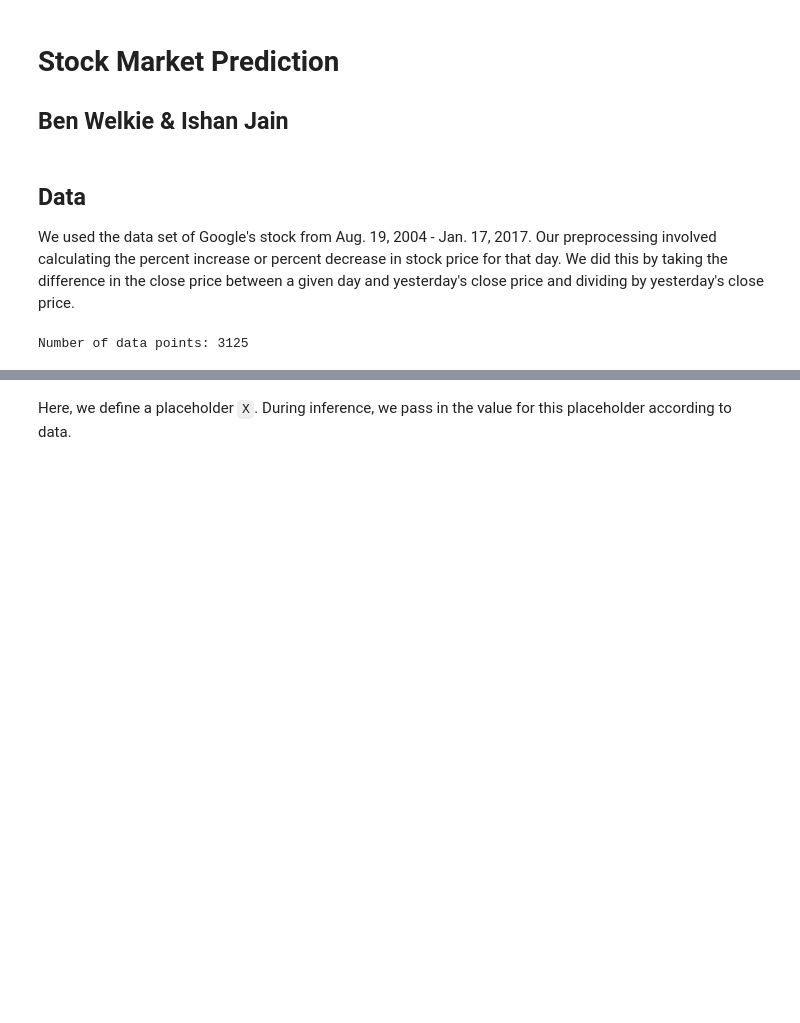
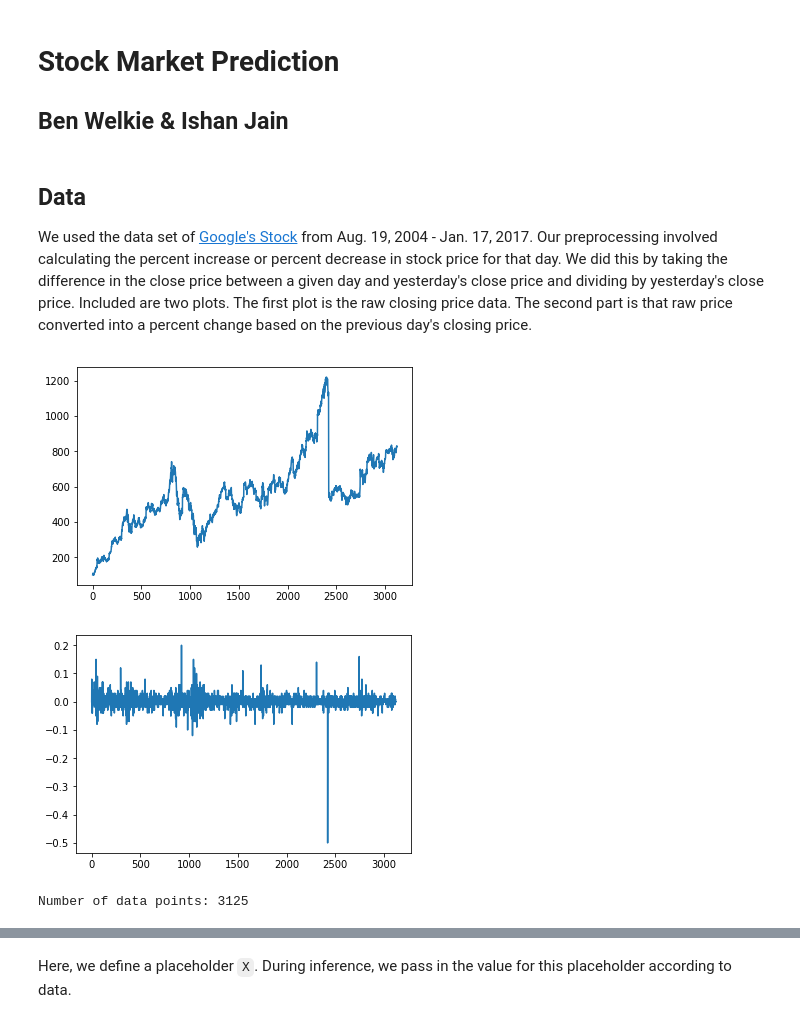
Before and after one commit to ishankjain95/probprog-finalproject, a Jupyter notebook: notebook-example/example.ipynb, the cells around one changed output, grey strips where cells are left out. Saved outputs shown, nothing was run; the diff lists cells and outputs as text; code cells hidden in the pictures; blank space fills up the shorter version.

```diff
--- a/notebook-example/example.ipynb
+++ b/notebook-example/example.ipynb
@@ -12,31 +13,28 @@ from edward.util import rbf
 # %% [markdown]
 ## Data
 
-We used the data set of Google's stock from Aug. 19, 2004 - Jan. 17, 2017. Our preprocessing involved calculating the percent increase or percent decrease in stock price for that day. We did this by taking the difference in the close price between a given day and yesterday's close price and dividing by yesterday's close price.
+We used the data set of [Google's Stock](https://www.kaggle.com/shivinder/googlestockpricing) from Aug. 19, 2004 - Jan. 17, 2017. Our preprocessing involved calculating the percent increase or percent decrease in stock price for that day. We did this by taking the difference in the close price between a given day and yesterday's close price and dividing by yesterday's close price. Included are two plots. The first plot is the raw closing price data. The second part is that raw price converted into a percent change based on the previous day's closing price.
 # %%
 ed.set_seed(42)
 
 data = pd.read_csv('data/Google.csv')
 data = data['Close']
 data = data.as_matrix()
+plt.plot(data)
+plt.show()
+
+## Format data as percent change
 for i in reversed(range(1,data.size)):
     data[i] = round((data[i]-data[i-1])/data[i-1],2)
 data[0] = 0
 
+plt.plot(data)
+plt.show()
 N = data.size
 print("Number of data points: {}".format(N))
-
-#data[data[:, 0] == -1, 0] = 0  # replace -1 label with 0 label
-
-#N = data.shape[0]  # number of data points
-#D = data.shape[1] - 1  # number of features
-
-#X_train = data[:, 1:]
-#y_train = data[:, 0]
-
-#print("Number of data points: {}".format(N))
-#print("Number of features: {}".format(D))
 # %% [output]
+[figure, added]
+[figure, added]
 Number of data points: 3125
 # %% [markdown]
 ## Model
```
Also changed, not shown: parts of 4 cells of this notebook.
